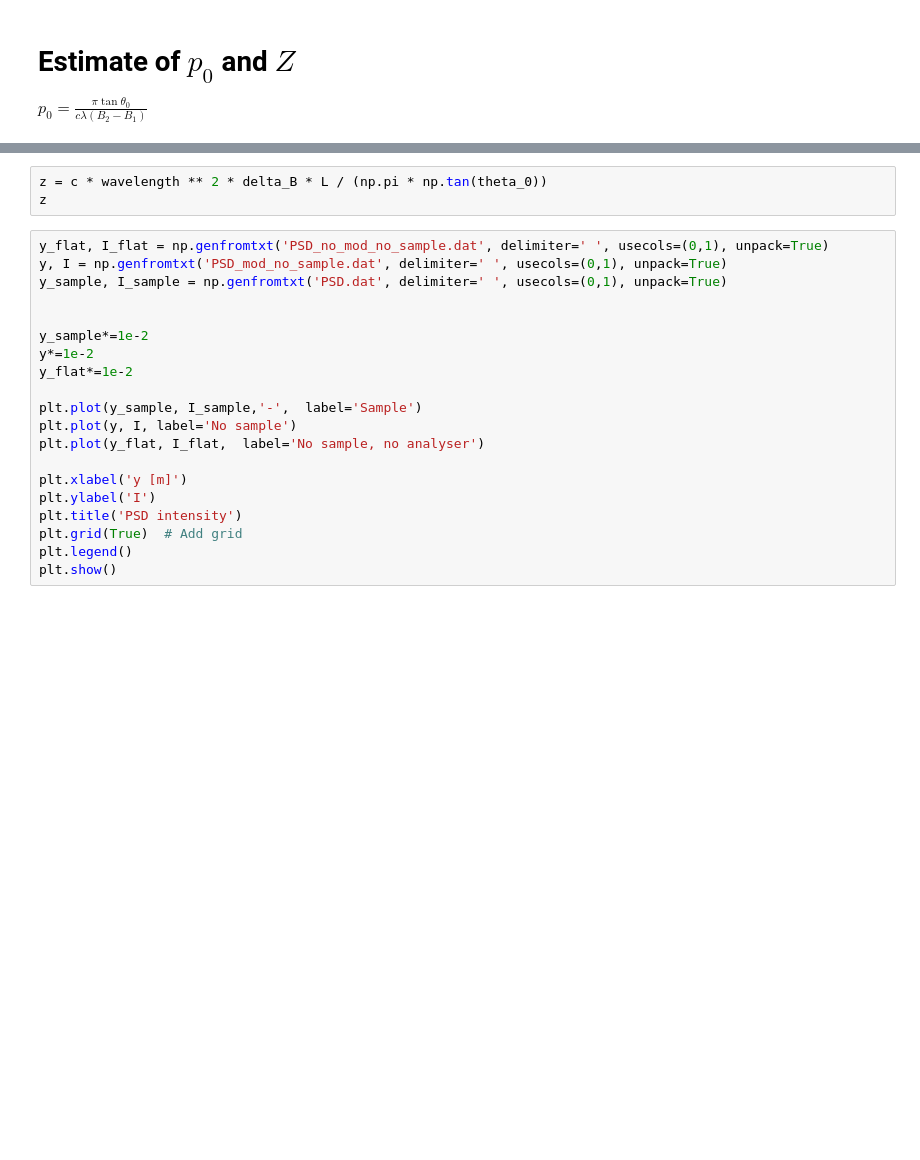
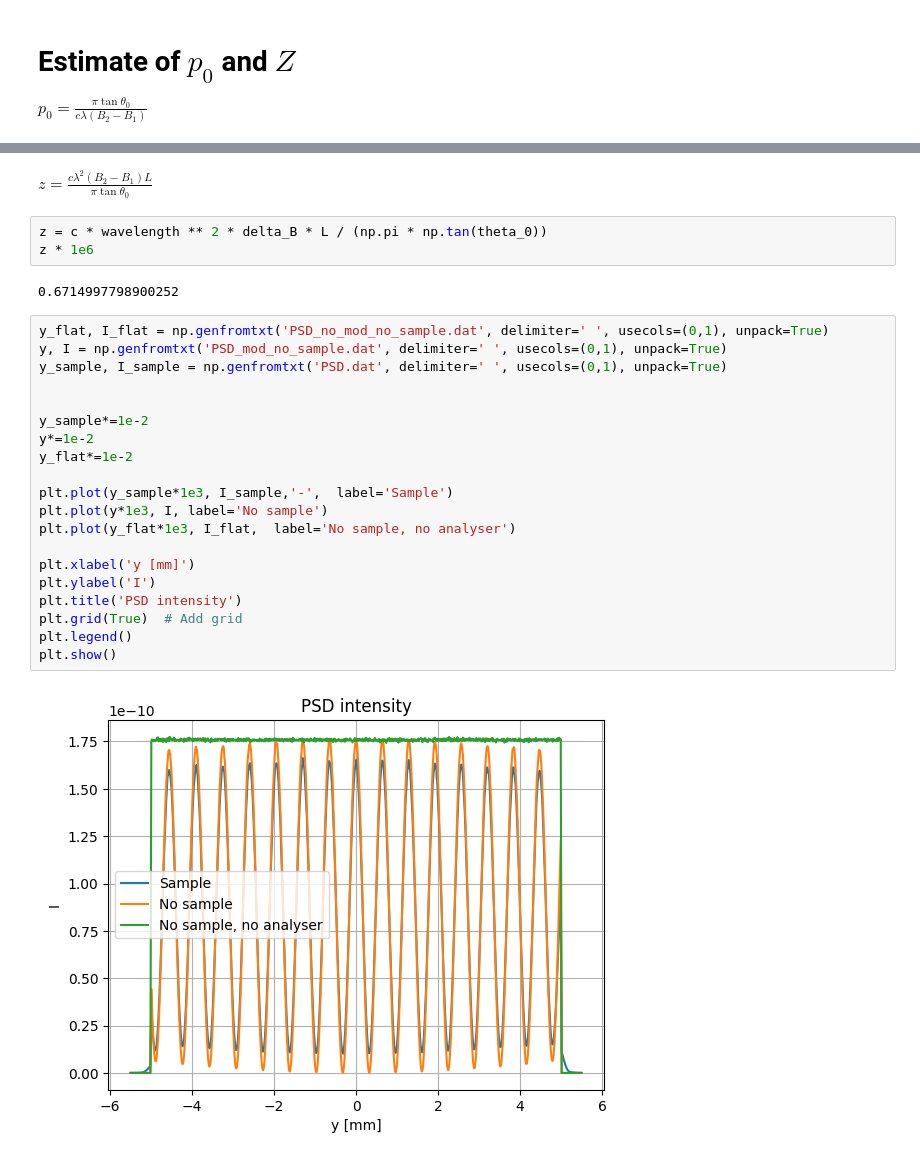
Before and after one commit to McStasMcXtrace/semsans, a Jupyter notebook: semsans-fit.ipynb, the cells around one changed output, grey strips where cells are left out. Saved outputs shown, nothing was run; the diff lists cells and outputs as text; blank space fills up the shorter version.

```diff
--- a/semsans-fit.ipynb
+++ b/semsans-fit.ipynb
@@ -20,26 +22,32 @@ p_0, p_inv
+# %% [markdown]
+$z = \frac{c\lambda^2(B_2-B_1)L}{\pi\tan{\theta_0}}$
 # %%
 z = c * wavelength ** 2 * delta_B * L / (np.pi * np.tan(theta_0))
-z
+z * 1e6
+# %% [output]
+0.6714997798900252
 # %%
 y_flat, I_flat = np.genfromtxt('PSD_no_mod_no_sample.dat', delimiter=' ', usecols=(0,1), unpack=True)
 y, I = np.genfromtxt('PSD_mod_no_sample.dat', delimiter=' ', usecols=(0,1), unpack=True)
 y_sample, I_sample = np.genfromtxt('PSD.dat', delimiter=' ', usecols=(0,1), unpack=True)
 
 
 y_sample*=1e-2
 y*=1e-2
 y_flat*=1e-2
 
-plt.plot(y_sample, I_sample,'-',  label='Sample')
-plt.plot(y, I, label='No sample')
-plt.plot(y_flat, I_flat,  label='No sample, no analyser')
+plt.plot(y_sample*1e3, I_sample,'-',  label='Sample')
+plt.plot(y*1e3, I, label='No sample')
+plt.plot(y_flat*1e3, I_flat,  label='No sample, no analyser')
 
-plt.xlabel('y [m]')
+plt.xlabel('y [mm]')
 plt.ylabel('I')
 plt.title('PSD intensity')
 plt.grid(True)  # Add grid
 plt.legend()
 plt.show()
+# %% [output]
+[figure, added]
 # %%
 def indices_within_range(x, a, b):
     return np.where((x >= a) & (x <= b))[0]
```
Also changed, not shown: parts of 5 cells of this notebook.
